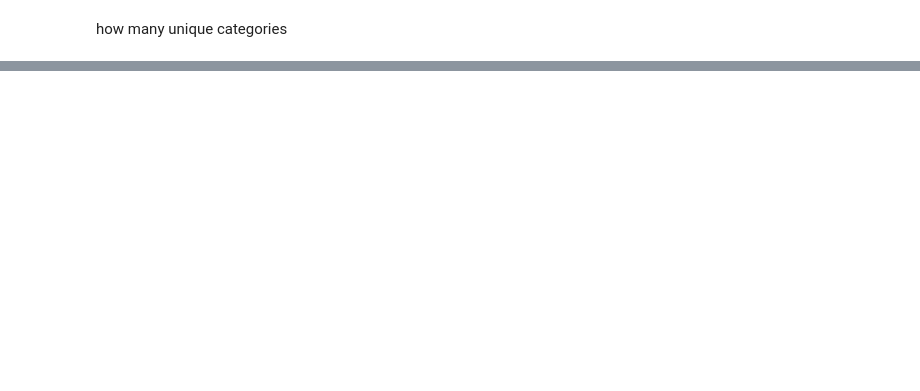
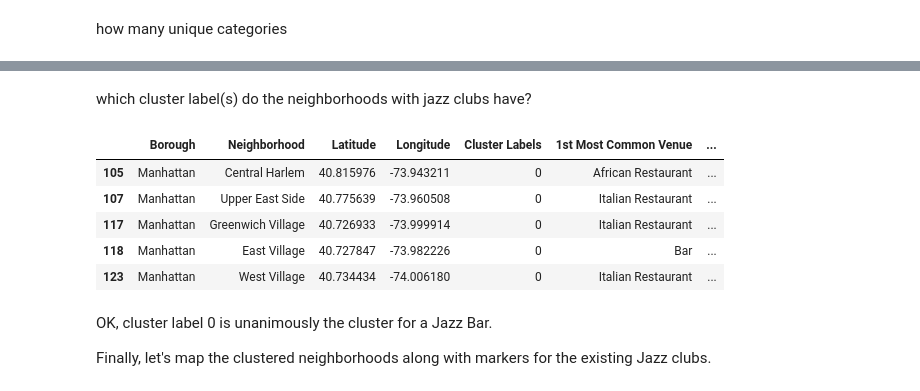
Before and after one commit to githubchinny/data-science, a Jupyter notebook: manhattan/ManhattanJazz.ipynb, the cells around one changed output, grey strips where cells are left out. Cells and saved outputs as stored; diff of their text form; code cells hidden in the pictures; blank space fills up the shorter version.

Commit message:
added final charts, clustering and brief markdown explanation

```diff
--- a/manhattan/ManhattanJazz.ipynb
+++ b/manhattan/ManhattanJazz.ipynb
@@ -573,3 +587,18 @@ manhattan_merged.head() # check the last columns!
+# %% [markdown]
+which cluster label(s) do the neighborhoods with jazz clubs have?
+# %%
+manhattan_merged[manhattan_merged['Neighborhood'].isin(['Central Harlem','Upper East Side','Greenwich Village','East Village','West Village'])]
+# %% [output]
+|  | Borough | Neighborhood | Latitude | Longitude | Cluster Labels | 1st Most Common Venue | ... |
+| 105 | Manhattan | Central Harlem | 40.815976 | -73.943211 | 0 | African Restaurant | ... |
+| 107 | Manhattan | Upper East Side | 40.775639 | -73.960508 | 0 | Italian Restaurant | ... |
+| 117 | Manhattan | Greenwich Village | 40.726933 | -73.999914 | 0 | Italian Restaurant | ... |
+| 118 | Manhattan | East Village | 40.727847 | -73.982226 | 0 | Bar | ... |
+| 123 | Manhattan | West Village | 40.734434 | -74.006180 | 0 | Italian Restaurant | ... |
+# %% [markdown]
+OK, cluster label 0 is unanimously the cluster for a Jazz Bar.
+
+Finally, let's map the clustered neighborhoods along with markers for the existing Jazz clubs.
 # %%
 # create map
 map_clusters = folium.Map(location=[latitude, longitude], zoom_start=11)
```
Also changed, not shown: parts of 26 cells of this notebook.
